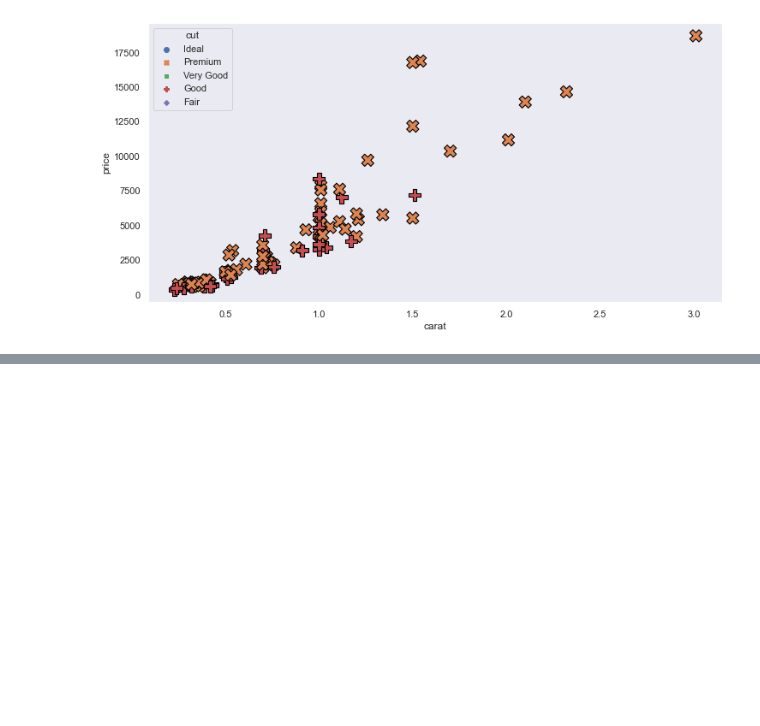
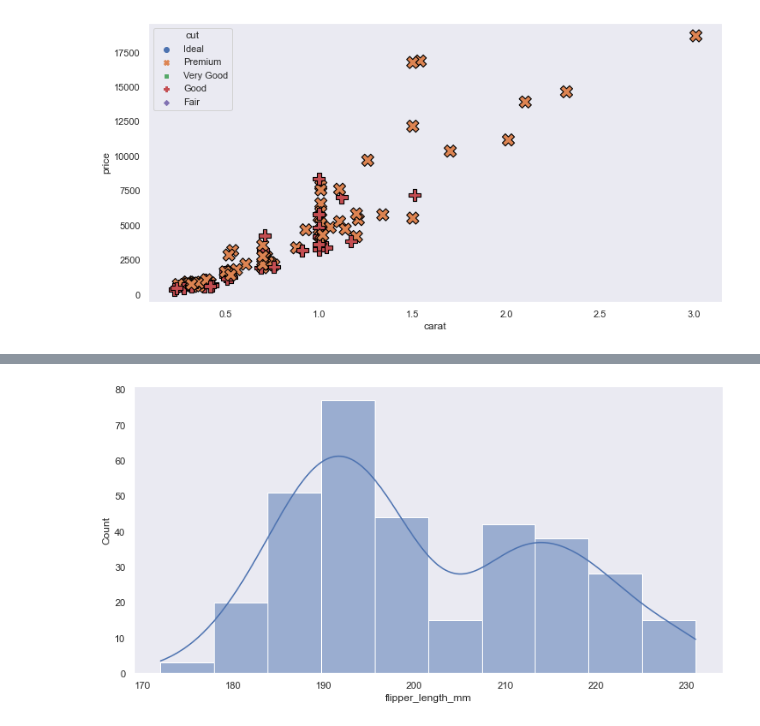
Before and after one commit to Yusuf5001/DVwPy, a Jupyter notebook: Seaborn-1.ipynb, the cells around one changed output, grey strips where cells are left out. Saved outputs shown, nothing was run; the diff lists cells and outputs as text; code cells hidden in the pictures; blank space fills up the shorter version.

```diff
--- a/Seaborn-1.ipynb
+++ b/Seaborn-1.ipynb
@@ -221,0 +251,5 @@ sns.scatterplot(x="carat", y="price",
+# %%
+sns.histplot(x="flipper_length_mm", data=penguins,
+            kde=True);
+# %% [output]
+[figure, added]
```
Also changed, not shown: parts of 29 cells of this notebook, 1 other file.
